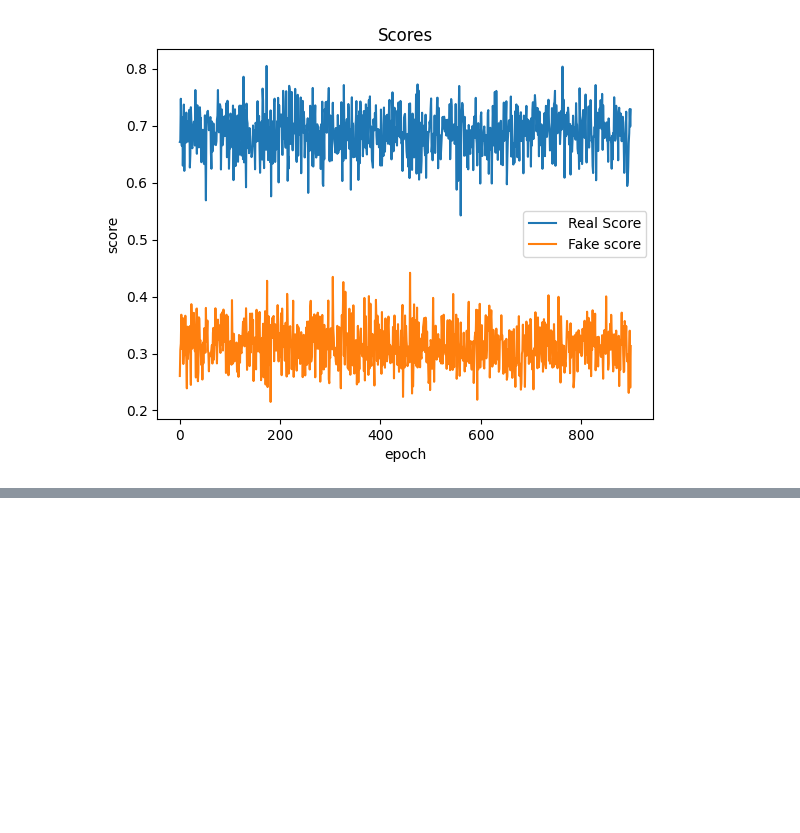
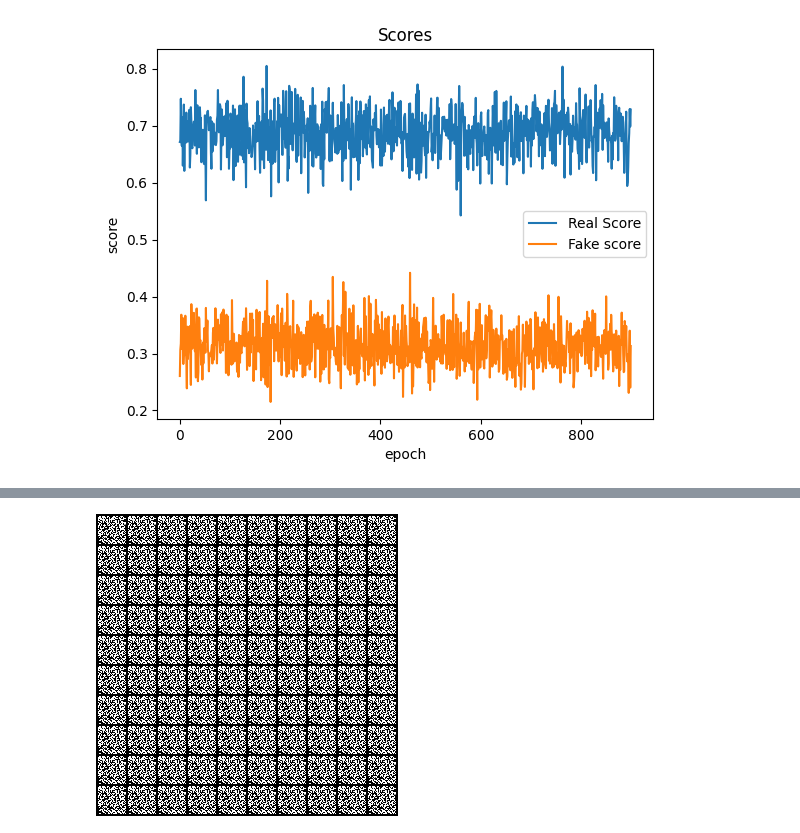
Before and after one commit to chriztopherton/DATA255, a Jupyter notebook: HW5/DATA255_HW5_Ton_Christopher.ipynb, the cells around one changed output, grey strips where cells are left out. Saved outputs shown, nothing was run; the diff lists cells and outputs as text; code cells hidden in the pictures; blank space fills up the shorter version.

```diff
--- a/HW5/DATA255_HW5_Ton_Christopher.ipynb
+++ b/HW5/DATA255_HW5_Ton_Christopher.ipynb
@@ -583,0 +724,4 @@ plt.title('Scores');
+# %%
+Image('./samples/LSGAN_fake_images-0100.png')
+# %% [output]
+[figure, added]
```
Also changed, not shown: parts of 11 cells of this notebook, 2 other files.
